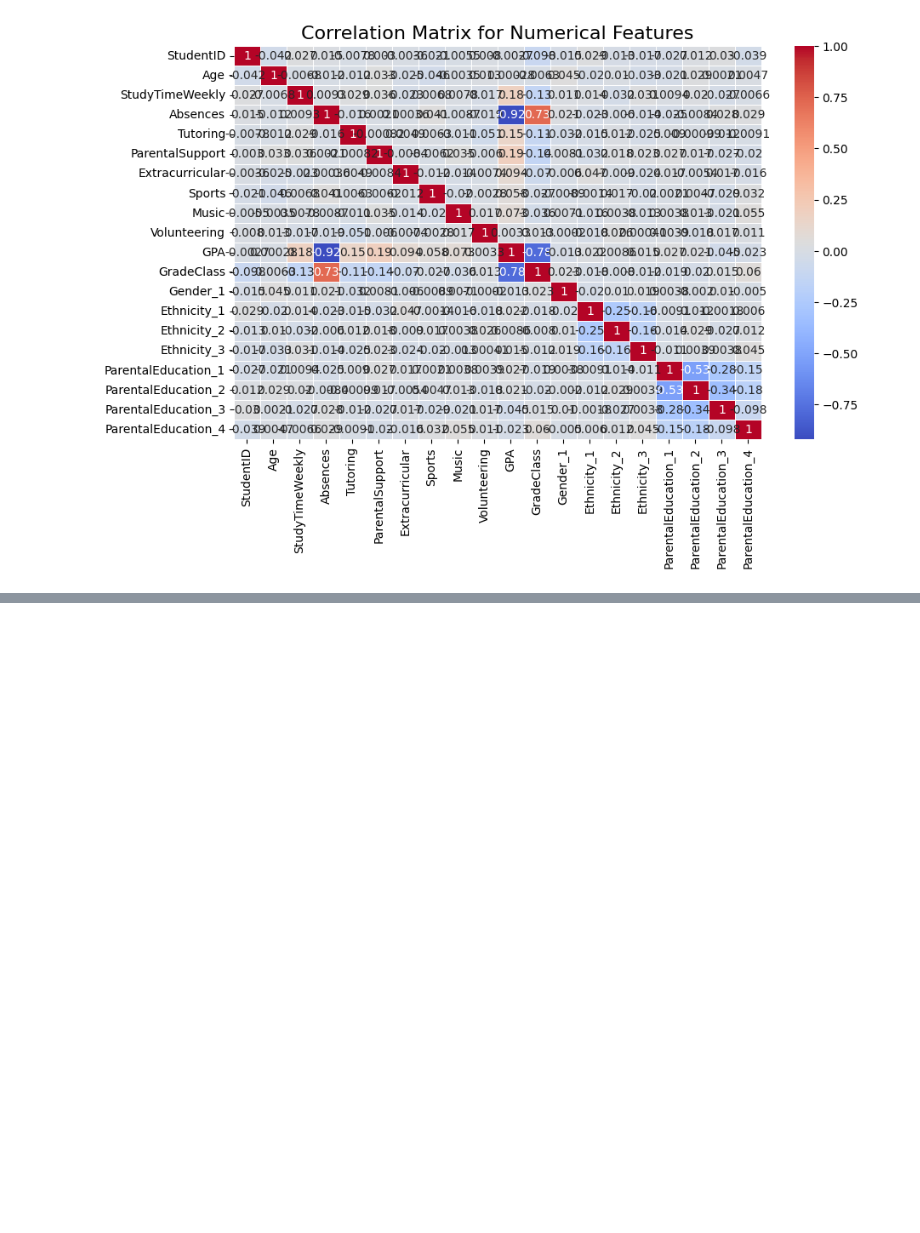
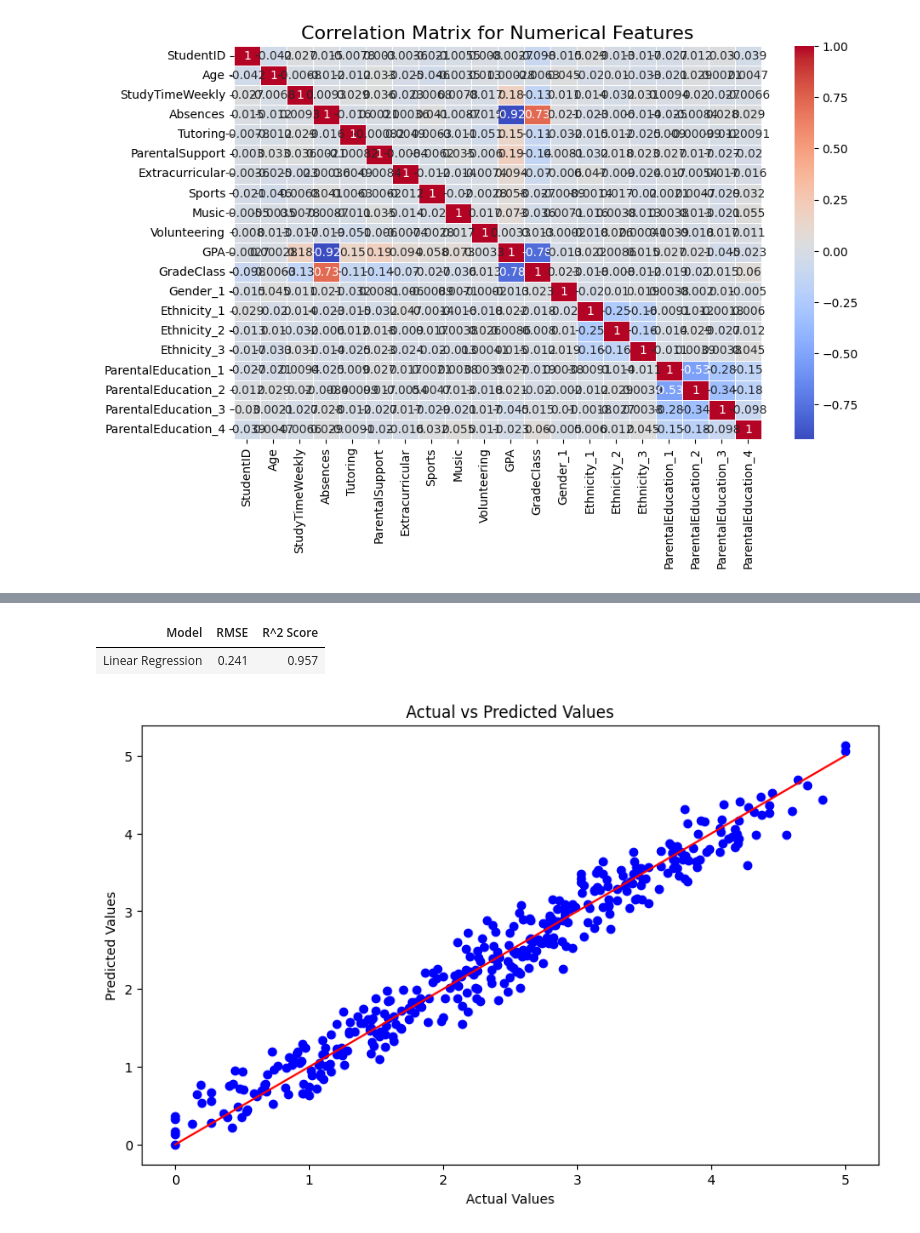
Before and after one commit to nilsson-v/Student_Performance_Predictor, a Jupyter notebook: project.ipynb, the cells around one changed output, grey strips where cells are left out. Saved outputs shown, nothing was run; the diff lists cells and outputs as text; code cells hidden in the pictures; blank space fills up the shorter version.

```diff
--- a/project.ipynb
+++ b/project.ipynb
@@ -293,0 +357,33 @@ plot_model_predictions(y_val, y_val_pred_lr, y_val_pred_lr_scaled,
+# %%
+# FINAL TEST
+
+#Linear Regression (Non-Scaled)
+model = LinearRegression()
+model.fit(X_train, y_train)
+y_test_pred = lr_model.predict(X_test)
+
+# Calculate RMSE for the model
+rmse = np.sqrt(mean_squared_error(y_test, y_test_pred))
+
+# Calculate R^2 Score for the modek
+r2_score = r2_score(y_test, y_test_pred)
+
+# Create a pretty table to visualize
+table =  PrettyTable()
+table.field_names = ["Model", "RMSE", "R^2 Score"]
+table.add_row(["Linear Regression", round(rmse, 3), round(r2_score, 3)])
+
+table
+# %% [output]
+| Model | RMSE | R^2 Score |
+| Linear Regression | 0.241 | 0.957 |
+# %%
+plt.figure(figsize=(10, 6))
+plt.scatter(y_test, y_test_pred, color='blue')
+plt.plot([y_test.min(), y_test.max()], [y_test.min(), y_test.max()], color='red')
+plt.xlabel("Actual Values")
+plt.ylabel("Predicted Values")
+plt.title("Actual vs Predicted Values")
+plt.show()
+# %% [output]
+[figure, added]
```
Also changed, not shown: parts of 9 cells of this notebook.
